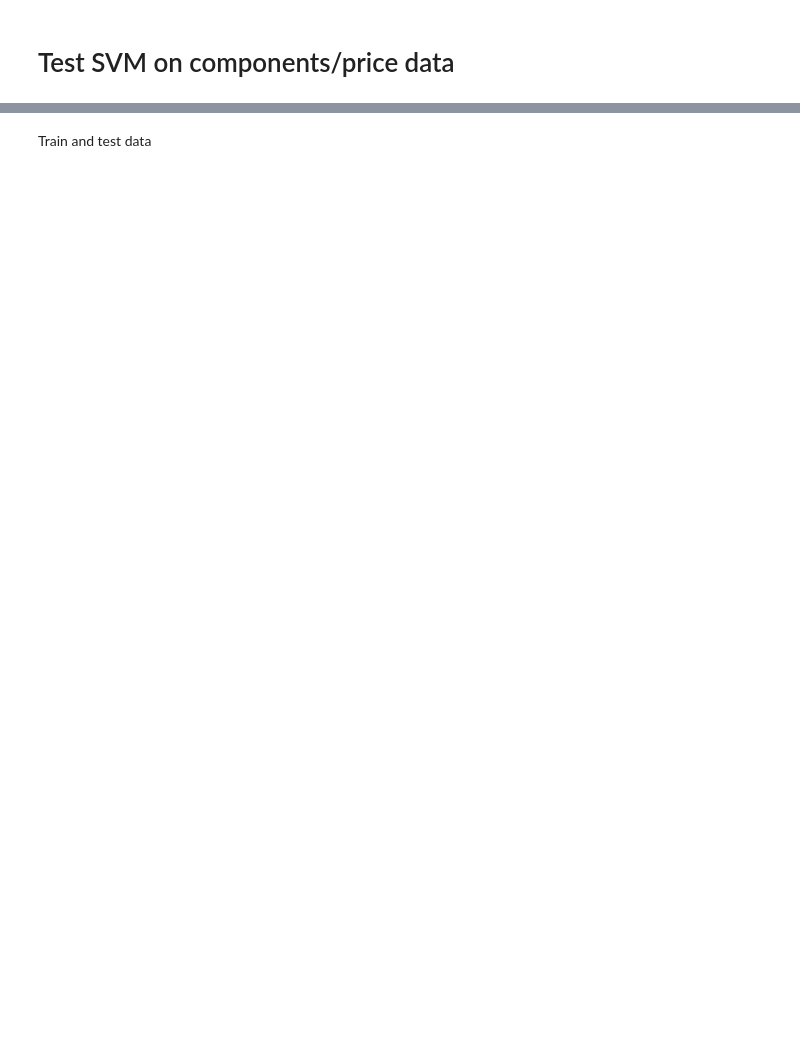
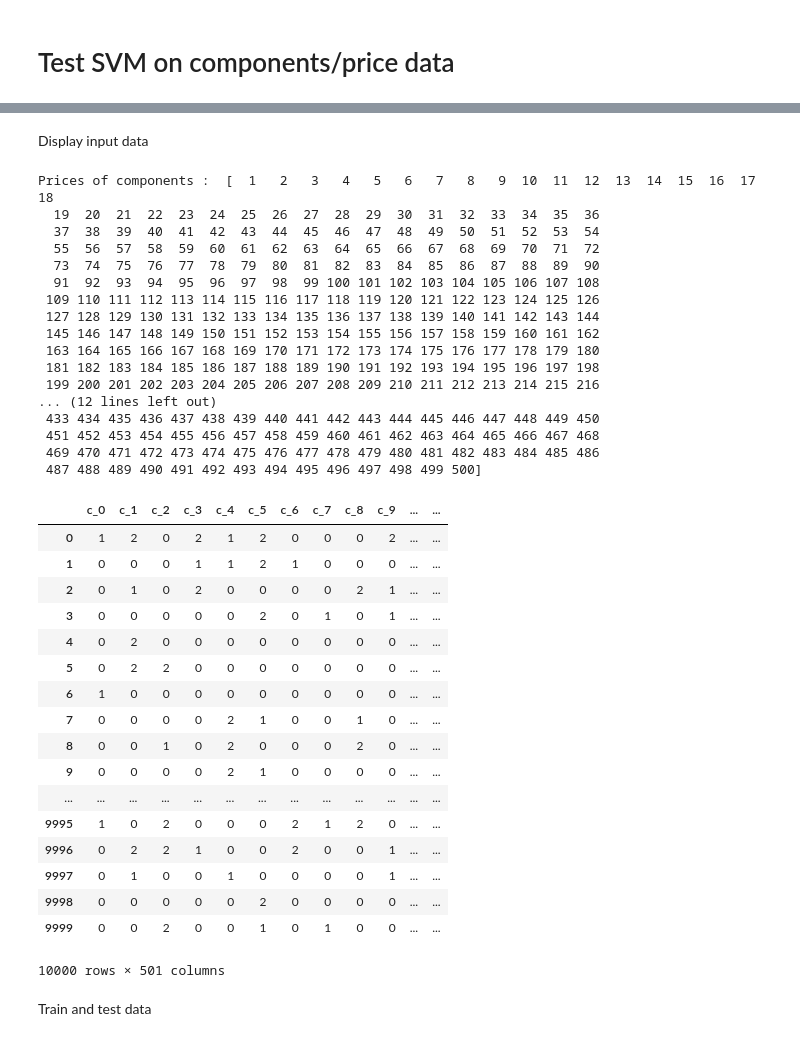
Before and after one commit to vfdev-5/MDF-TDS, a Jupyter notebook: svm_components_test.ipynb, the cells around one changed output, grey strips where cells are left out. Saved outputs shown, nothing was run; the diff lists cells and outputs as text; code cells hidden in the pictures; blank space fills up the shorter version.

```diff
--- a/svm_components_test.ipynb
+++ b/svm_components_test.ipynb
@@ -36,0 +41,41 @@ df['price'] = pd.Series(prices)
+# %% [markdown]
+Display input data
+# %%
+print "Prices of components : ", price_per_component
+df
+# %% [output]
+Prices of components :  [  1   2   3   4   5   6   7   8   9  10  11  12  13  14  15  16  17  18
+  19  20  21  22  23  24  25  26  27  28  29  30  31  32  33  34  35  36
+  37  38  39  40  41  42  43  44  45  46  47  48  49  50  51  52  53  54
+  55  56  57  58  59  60  61  62  63  64  65  66  67  68  69  70  71  72
+  73  74  75  76  77  78  79  80  81  82  83  84  85  86  87  88  89  90
+  91  92  93  94  95  96  97  98  99 100 101 102 103 104 105 106 107 108
+ 109 110 111 112 113 114 115 116 117 118 119 120 121 122 123 124 125 126
+ 127 128 129 130 131 132 133 134 135 136 137 138 139 140 141 142 143 144
+ 145 146 147 148 149 150 151 152 153 154 155 156 157 158 159 160 161 162
+ 163 164 165 166 167 168 169 170 171 172 173 174 175 176 177 178 179 180
+ 181 182 183 184 185 186 187 188 189 190 191 192 193 194 195 196 197 198
+ 199 200 201 202 203 204 205 206 207 208 209 210 211 212 213 214 215 216
+... (12 lines left out)
+ 433 434 435 436 437 438 439 440 441 442 443 444 445 446 447 448 449 450
+ 451 452 453 454 455 456 457 458 459 460 461 462 463 464 465 466 467 468
+ 469 470 471 472 473 474 475 476 477 478 479 480 481 482 483 484 485 486
+ 487 488 489 490 491 492 493 494 495 496 497 498 499 500]
+|  | c_0 | c_1 | c_2 | c_3 | c_4 | c_5 | c_6 | c_7 | c_8 | c_9 | ... | ... |
+| 0 | 1 | 2 | 0 | 2 | 1 | 2 | 0 | 0 | 0 | 2 | ... | ... |
+| 1 | 0 | 0 | 0 | 1 | 1 | 2 | 1 | 0 | 0 | 0 | ... | ... |
+| 2 | 0 | 1 | 0 | 2 | 0 | 0 | 0 | 0 | 2 | 1 | ... | ... |
+| 3 | 0 | 0 | 0 | 0 | 0 | 2 | 0 | 1 | 0 | 1 | ... | ... |
+| 4 | 0 | 2 | 0 | 0 | 0 | 0 | 0 | 0 | 0 | 0 | ... | ... |
+| 5 | 0 | 2 | 2 | 0 | 0 | 0 | 0 | 0 | 0 | 0 | ... | ... |
+| 6 | 1 | 0 | 0 | 0 | 0 | 0 | 0 | 0 | 0 | 0 | ... | ... |
+| 7 | 0 | 0 | 0 | 0 | 2 | 1 | 0 | 0 | 1 | 0 | ... | ... |
+| 8 | 0 | 0 | 1 | 0 | 2 | 0 | 0 | 0 | 2 | 0 | ... | ... |
+| 9 | 0 | 0 | 0 | 0 | 2 | 1 | 0 | 0 | 0 | 0 | ... | ... |
+| ... | ... | ... | ... | ... | ... | ... | ... | ... | ... | ... | ... | ... |
+| 9995 | 1 | 0 | 2 | 0 | 0 | 0 | 2 | 1 | 2 | 0 | ... | ... |
+| 9996 | 0 | 2 | 2 | 1 | 0 | 0 | 2 | 0 | 0 | 1 | ... | ... |
+| 9997 | 0 | 1 | 0 | 0 | 1 | 0 | 0 | 0 | 0 | 1 | ... | ... |
+| 9998 | 0 | 0 | 0 | 0 | 0 | 2 | 0 | 0 | 0 | 0 | ... | ... |
+| 9999 | 0 | 0 | 2 | 0 | 0 | 1 | 0 | 1 | 0 | 0 | ... | ... |
+10000 rows × 501 columns
```
Also changed, not shown: parts of 31 cells of this notebook, 3 other files.
